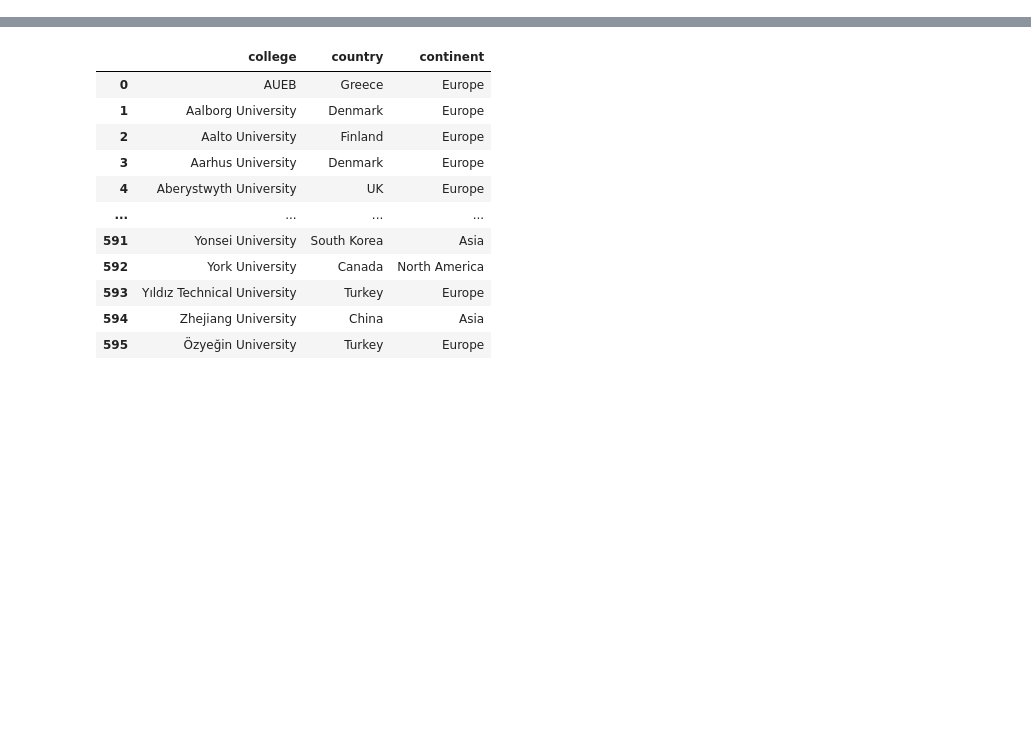
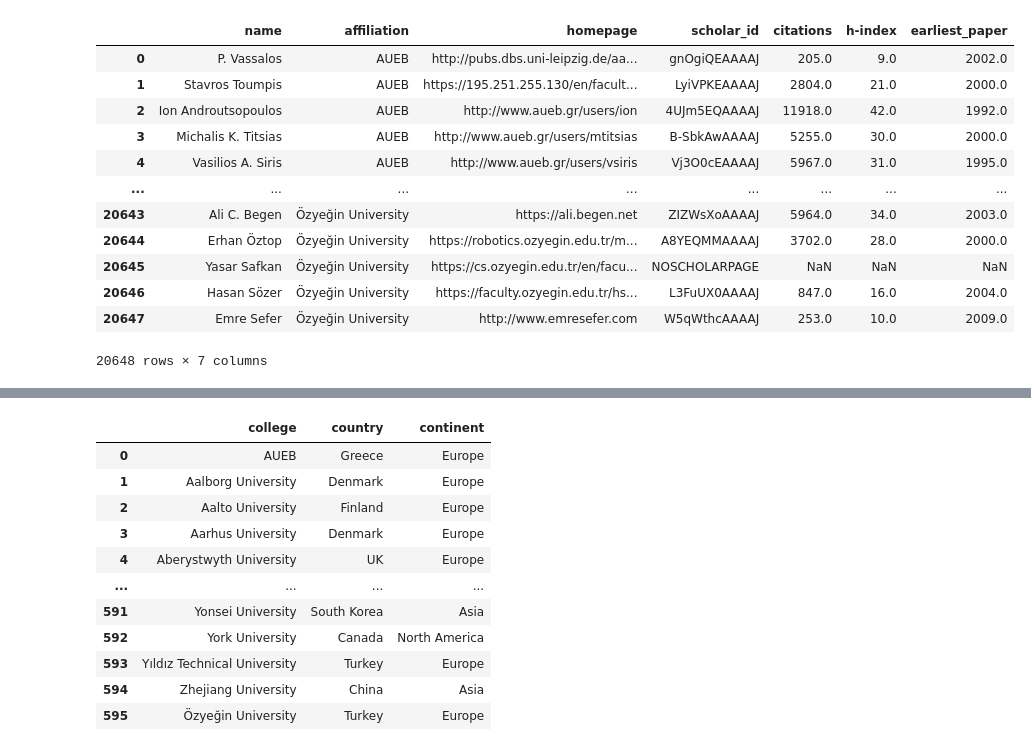
Before and after one commit to kevins4202/csv-to-html-table, a Jupyter notebook: data/locations.ipynb, the cells around one changed output, grey strips where cells are left out. Cells and saved outputs as stored; diff of their text form; code cells hidden in the pictures; blank space fills up the shorter version.

```diff
--- a/data/locations.ipynb
+++ b/data/locations.ipynb
@@ -1,2 +1,20 @@
 # %%
 import pandas as pd
+# %%
+profs = pd.read_csv("cleaned_prof_data_v7.csv")
+# %%
+profs
+# %% [output]
+|  | name | affiliation | homepage | scholar_id | citations | h-index | earliest_paper |
+| 0 | P. Vassalos | AUEB | http://pubs.dbs.uni-leipzig.de/aa... | gnOgiQEAAAAJ | 205.0 | 9.0 | 2002.0 |
+| 1 | Stavros Toumpis | AUEB | https://195.251.255.130/en/facult... | LyiVPKEAAAAJ | 2804.0 | 21.0 | 2000.0 |
+| 2 | Ion Androutsopoulos | AUEB | http://www.aueb.gr/users/ion | 4UJm5EQAAAAJ | 11918.0 | 42.0 | 1992.0 |
+| 3 | Michalis K. Titsias | AUEB | http://www.aueb.gr/users/mtitsias | B-SbkAwAAAAJ | 5255.0 | 30.0 | 2000.0 |
+| 4 | Vasilios A. Siris | AUEB | http://www.aueb.gr/users/vsiris | Vj3O0cEAAAAJ | 5967.0 | 31.0 | 1995.0 |
+| ... | ... | ... | ... | ... | ... | ... | ... |
+| 20643 | Ali C. Begen | Özyeğin University | https://ali.begen.net | ZIZWsXoAAAAJ | 5964.0 | 34.0 | 2003.0 |
+| 20644 | Erhan Öztop | Özyeğin University | https://robotics.ozyegin.edu.tr/m... | A8YEQMMAAAAJ | 3702.0 | 28.0 | 2000.0 |
+| 20645 | Yasar Safkan | Özyeğin University | https://cs.ozyegin.edu.tr/en/facu... | NOSCHOLARPAGE | NaN | NaN | NaN |
+| 20646 | Hasan Sözer | Özyeğin University | https://faculty.ozyegin.edu.tr/hs... | L3FuUX0AAAAJ | 847.0 | 16.0 | 2004.0 |
+| 20647 | Emre Sefer | Özyeğin University | http://www.emresefer.com | W5qWthcAAAAJ | 253.0 | 10.0 | 2009.0 |
+20648 rows × 7 columns
```
Also changed, not shown: parts of 3 cells of this notebook, 6 other files.
